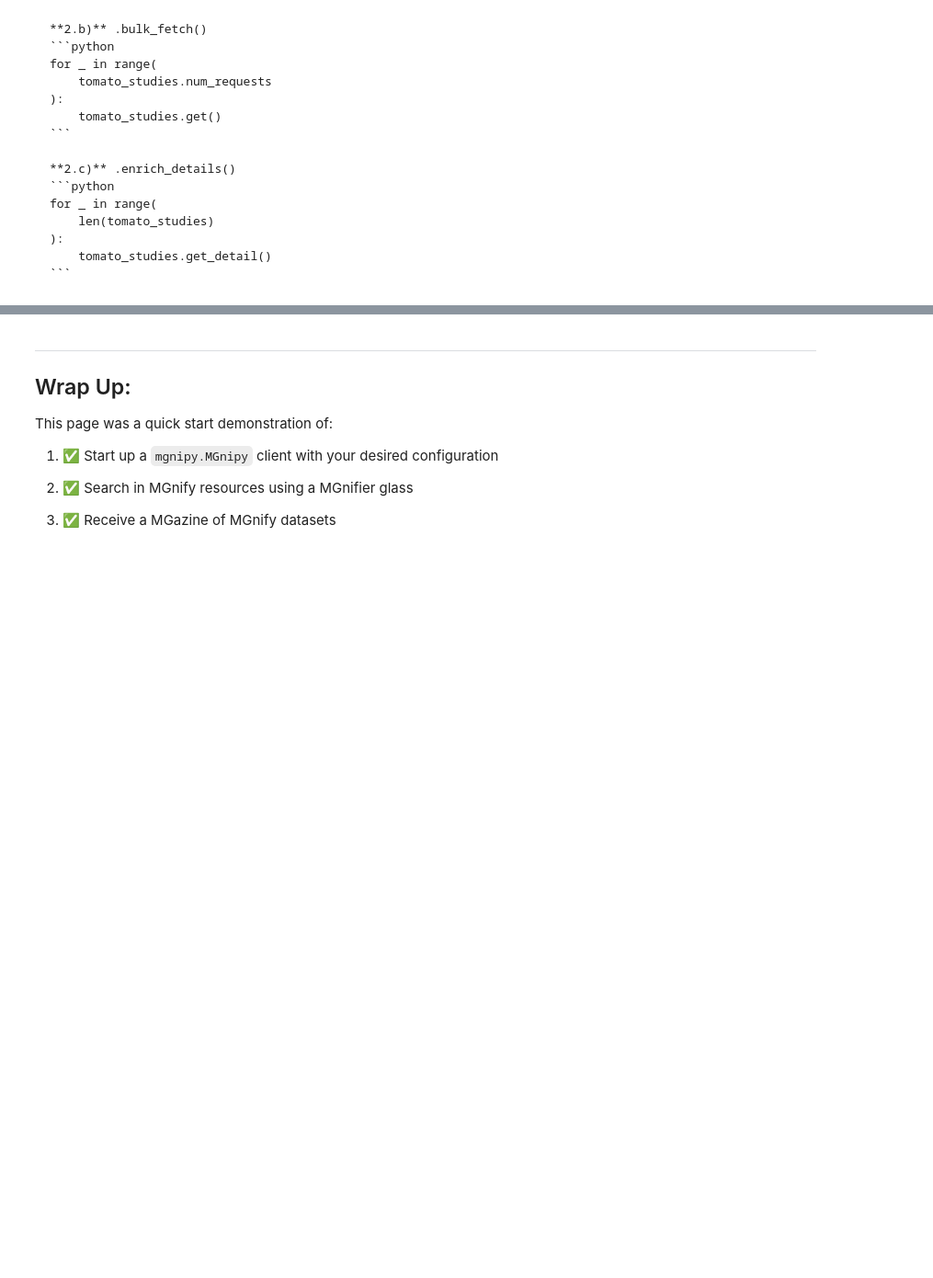
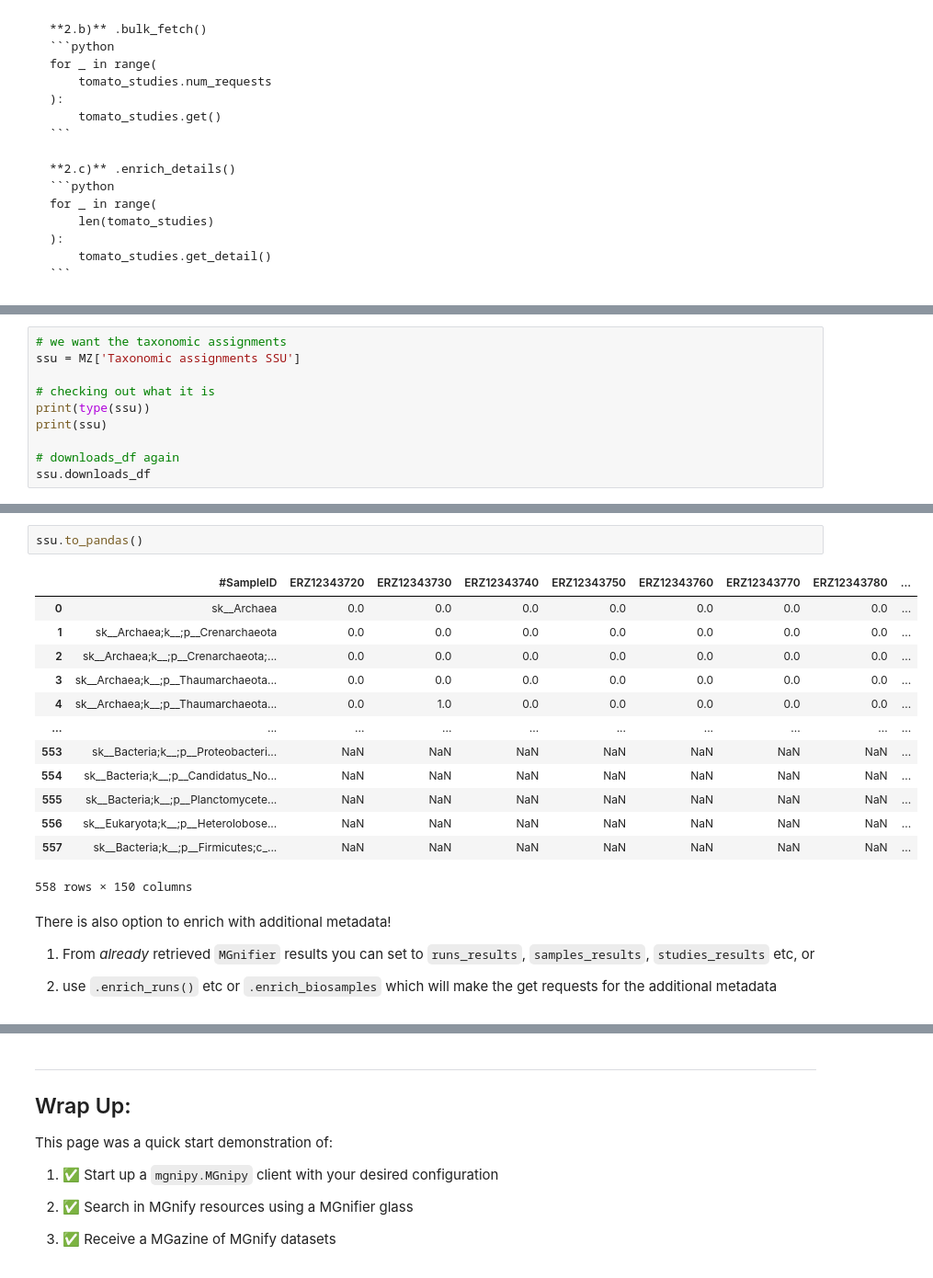
Before and after one commit to EBI-Metagenomics/mgnipy, a Jupyter notebook: docs/notebooks/getting-started/4_downloading_data.ipynb, the cells around one changed output, grey strips where cells are left out. Shown at 92% size. Cells and saved outputs as stored; diff of their text form; blank space fills up the shorter version.

```diff
--- a/docs/notebooks/getting-started/4_downloading_data.ipynb
+++ b/docs/notebooks/getting-started/4_downloading_data.ipynb
@@ -196,0 +150,10 @@ See [Intro to MGazine page](TODO) for more information
+# %%
+# we want the taxonomic assignments
+ssu = MZ['Taxonomic assignments SSU']
+
+# checking out what it is
+print(type(ssu))
+print(ssu)
+
+# downloads_df again
+ssu.downloads_df
@@ -196,0 +180,22 @@ See [Intro to MGazine page](TODO) for more information
+# %%
+ssu.to_pandas()
+# %% [output]
+|  | #SampleID | ERZ12343720 | ERZ12343730 | ERZ12343740 | ERZ12343750 | ERZ12343760 | ERZ12343770 | ERZ12343780 | ... |
+| 0 | sk__Archaea | 0.0 | 0.0 | 0.0 | 0.0 | 0.0 | 0.0 | 0.0 | ... |
+| 1 | sk__Archaea;k__;p__Crenarchaeota | 0.0 | 0.0 | 0.0 | 0.0 | 0.0 | 0.0 | 0.0 | ... |
+| 2 | sk__Archaea;k__;p__Crenarchaeota;... | 0.0 | 0.0 | 0.0 | 0.0 | 0.0 | 0.0 | 0.0 | ... |
+| 3 | sk__Archaea;k__;p__Thaumarchaeota... | 0.0 | 0.0 | 0.0 | 0.0 | 0.0 | 0.0 | 0.0 | ... |
+| 4 | sk__Archaea;k__;p__Thaumarchaeota... | 0.0 | 1.0 | 0.0 | 0.0 | 0.0 | 0.0 | 0.0 | ... |
+| ... | ... | ... | ... | ... | ... | ... | ... | ... | ... |
+| 553 | sk__Bacteria;k__;p__Proteobacteri... | NaN | NaN | NaN | NaN | NaN | NaN | NaN | ... |
+| 554 | sk__Bacteria;k__;p__Candidatus_No... | NaN | NaN | NaN | NaN | NaN | NaN | NaN | ... |
+| 555 | sk__Bacteria;k__;p__Planctomycete... | NaN | NaN | NaN | NaN | NaN | NaN | NaN | ... |
+| 556 | sk__Eukaryota;k__;p__Heterolobose... | NaN | NaN | NaN | NaN | NaN | NaN | NaN | ... |
+| 557 | sk__Bacteria;k__;p__Firmicutes;c_... | NaN | NaN | NaN | NaN | NaN | NaN | NaN | ... |
+558 rows × 150 columns
+# %% [markdown]
+There is also option to enrich with additional metadata!
+
+1)  From *already* retrieved `MGnifier` results you can set to `runs_results`, `samples_results`, `studies_results` etc, or
+
+2) use `.enrich_runs()` etc or `.enrich_biosamples` which will make the get requests for the additional metadata
```
Also changed, not shown: parts of 15 cells of this notebook, 31 other files.
